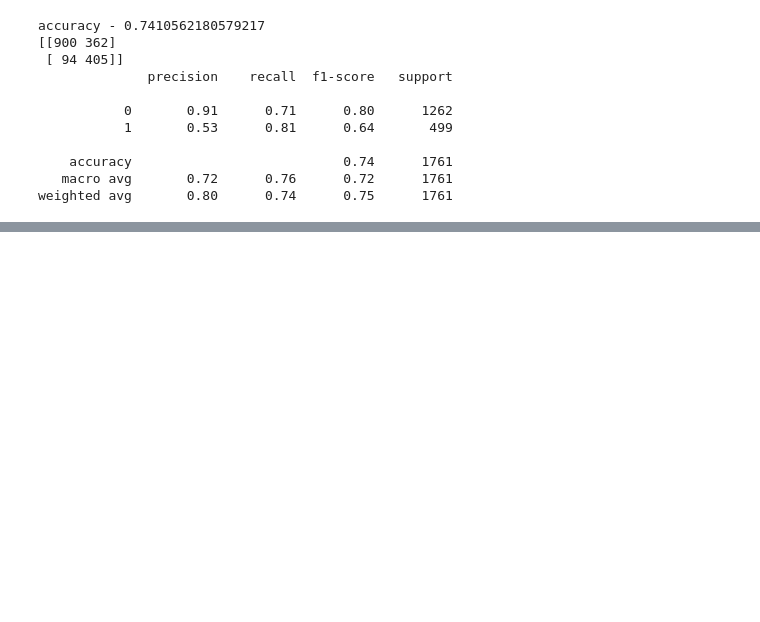
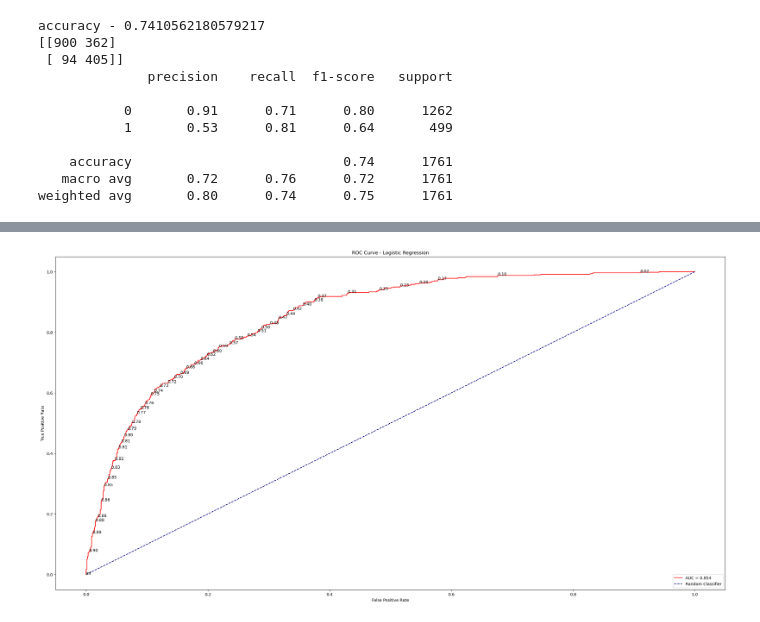
Before and after one commit to AnupamPayra/ML-Learning-Journey, a Jupyter notebook: 03-Logistic Regression/02-Telco-Customer-Churn/Model-Training.ipynb, the cells around one changed output, grey strips where cells are left out. Cells and saved outputs as stored; diff of their text form; code cells hidden in the pictures; blank space fills up the shorter version.

```diff
--- a/03-Logistic Regression/02-Telco-Customer-Churn/Model-Training.ipynb
+++ b/03-Logistic Regression/02-Telco-Customer-Churn/Model-Training.ipynb
@@ -254,0 +275,16 @@ print(roc_auc_score(y_test, y_pred_prob))
+# %%
+plt.figure(figsize=(30, 15))
+
+plt.plot(fpr, tpr, color="red", label=f"AUC = {roc_auc:.3f}")
+plt.plot([0, 1], [0, 1], linestyle="--", color="navy", label="Random Classifier")
+for i in range(0, len(threshold), 10):  # every 10th threshold
+    plt.annotate(f"{threshold[i]:.2f}", (fpr[i], tpr[i]))
+plt.xlabel("False Positive Rate")
+plt.ylabel("True Positive Rate")
+plt.title("ROC Curve - Logistic Regression")
+plt.legend(loc="lower right")
+
+plt.savefig("Images/ROC-curve.jpg", dpi=300, bbox_inches="tight")
+plt.show()
+# %% [output]
+[figure, added]
```
Also changed, not shown: parts of 6 cells of this notebook, 7 other files.
